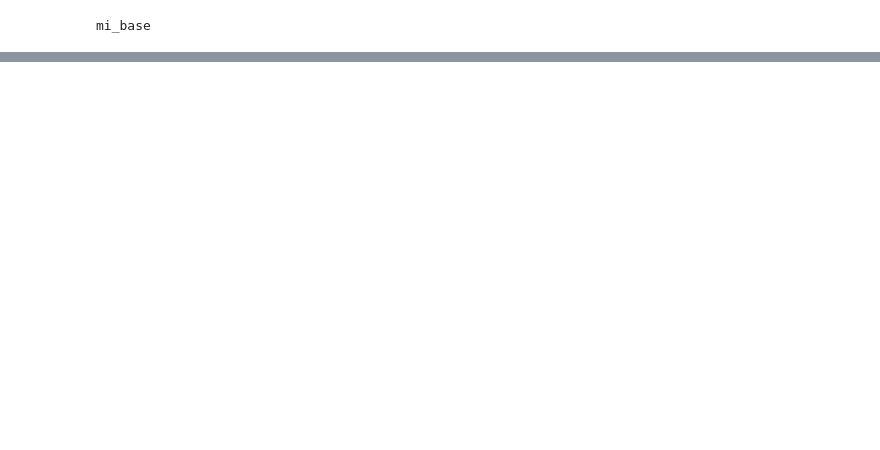
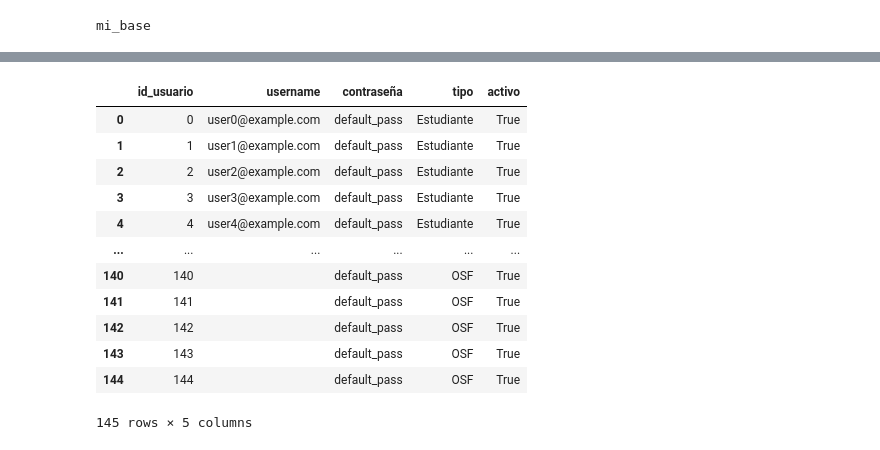
Before and after one commit to MarcosSaade/secure-fair, a Jupyter notebook: backend/Dummy/backend_dummy2.ipynb, the cells around one changed output, grey strips where cells are left out. Cells and saved outputs as stored; diff of their text form; code cells hidden in the pictures; blank space fills up the shorter version.

```diff
--- a/backend/Dummy/backend_dummy2.ipynb
+++ b/backend/Dummy/backend_dummy2.ipynb
@@ -13,7 +13,9 @@ import pandas as pd
 # Leer tabla a DataFrame
 estudiantes = pd.read_sql("SELECT * FROM estudiantes", engine)
 usuarios = pd.read_sql("SELECT * FROM usuarios", engine)
-
+osf = pd.read_sql("SELECT * FROM organizaciones", engine)
+proyectos = pd.read_sql("SELECT * FROM proyectos", engine)
+inscripciones = pd.read_sql("SELECT * FROM inscripciones", engine)
 # Guardar DataFrame en la base
 # df.to_sql("clientes", engine, if_exists="append", index=False)
 # %% [output]
@@ -24,0 +158,17 @@ AttributeError: 'DataFrame' object has no attribute 'concat'
+# %%
+usuarios_final = usuarios_final.iloc[0:145,:]
+usuarios_final
+# %% [output]
+|  | id_usuario | username | contraseña | tipo | activo |
+| 0 | 0 | user0@example.com | default_pass | Estudiante | True |
+| 1 | 1 | user1@example.com | default_pass | Estudiante | True |
+| 2 | 2 | user2@example.com | default_pass | Estudiante | True |
+| 3 | 3 | user3@example.com | default_pass | Estudiante | True |
+| 4 | 4 | user4@example.com | default_pass | Estudiante | True |
+| ... | ... | ... | ... | ... | ... |
+| 140 | 140 |  | default_pass | OSF | True |
+| 141 | 141 |  | default_pass | OSF | True |
+| 142 | 142 |  | default_pass | OSF | True |
+| 143 | 143 |  | default_pass | OSF | True |
+| 144 | 144 |  | default_pass | OSF | True |
+145 rows × 5 columns
```
Also changed, not shown: parts of 16 cells of this notebook.
